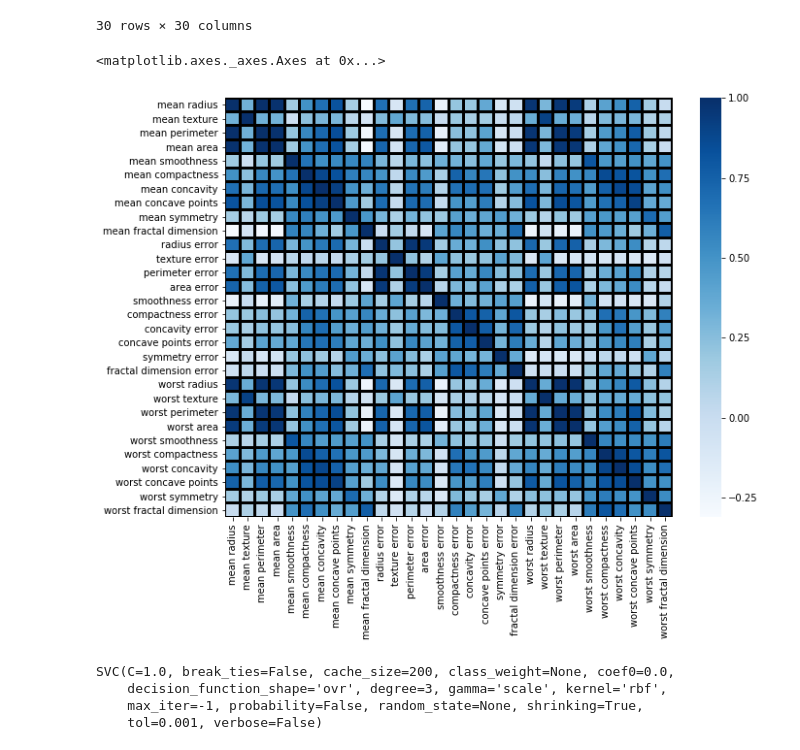
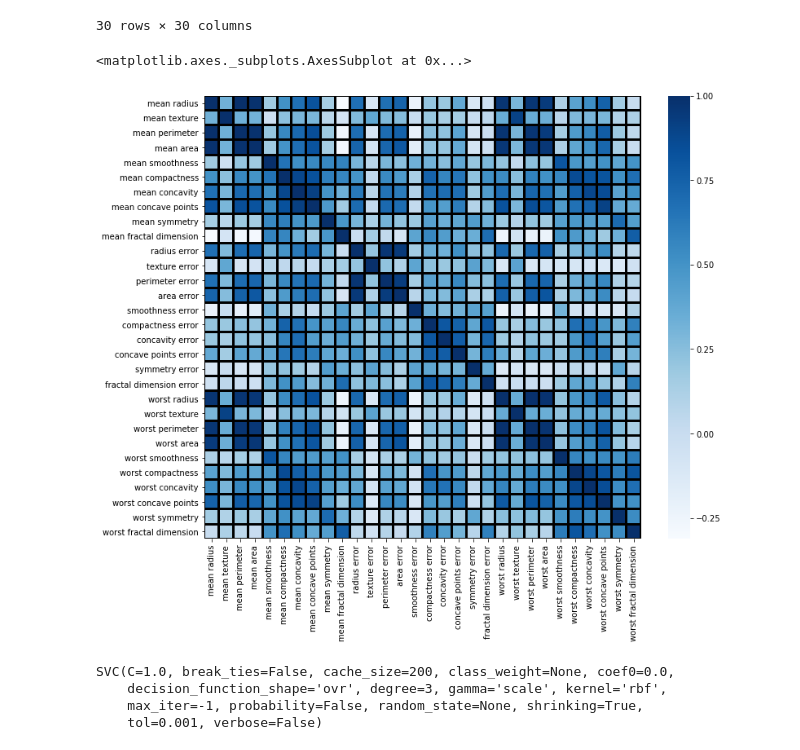
Before and after one commit to PiyushKhanna30/Machine-Learning-Beginning, a Jupyter notebook: Support Vector Machine/Breast Cancer.ipynb, the cells around one changed output. Drawn from its saved outputs; the diff is of its cells as text; code cells hidden in the pictures.

```diff
--- a/Support Vector Machine/Breast Cancer.ipynb
+++ b/Support Vector Machine/Breast Cancer.ipynb
@@ -131,12 +131,11 @@ df.corr()
 | worst fractal dimension | 0.007066 | 0.119205 | 0.051019 | 0.003738 | 0.499316 | 0.687382 | ... |
 30 rows × 30 columns
 # %%
-fig=plt.figure(figsize=(8,6))
-ax=fig.add_axes([0,0,1,1])
+plt.figure(figsize=(12,10))
 sns.heatmap(df.corr(),cmap='Blues',linewidth=2,linecolor="black")
 # %% [output]
-<matplotlib.axes._axes.Axes at 0x...>
+<matplotlib.axes._subplots.AxesSubplot at 0x...>
-[figure, old version]
+[figure, new version]
 # %%
 from sklearn.model_selection import train_test_split
 # %%
```
Also changed, not shown: parts of 2 cells of this notebook.
